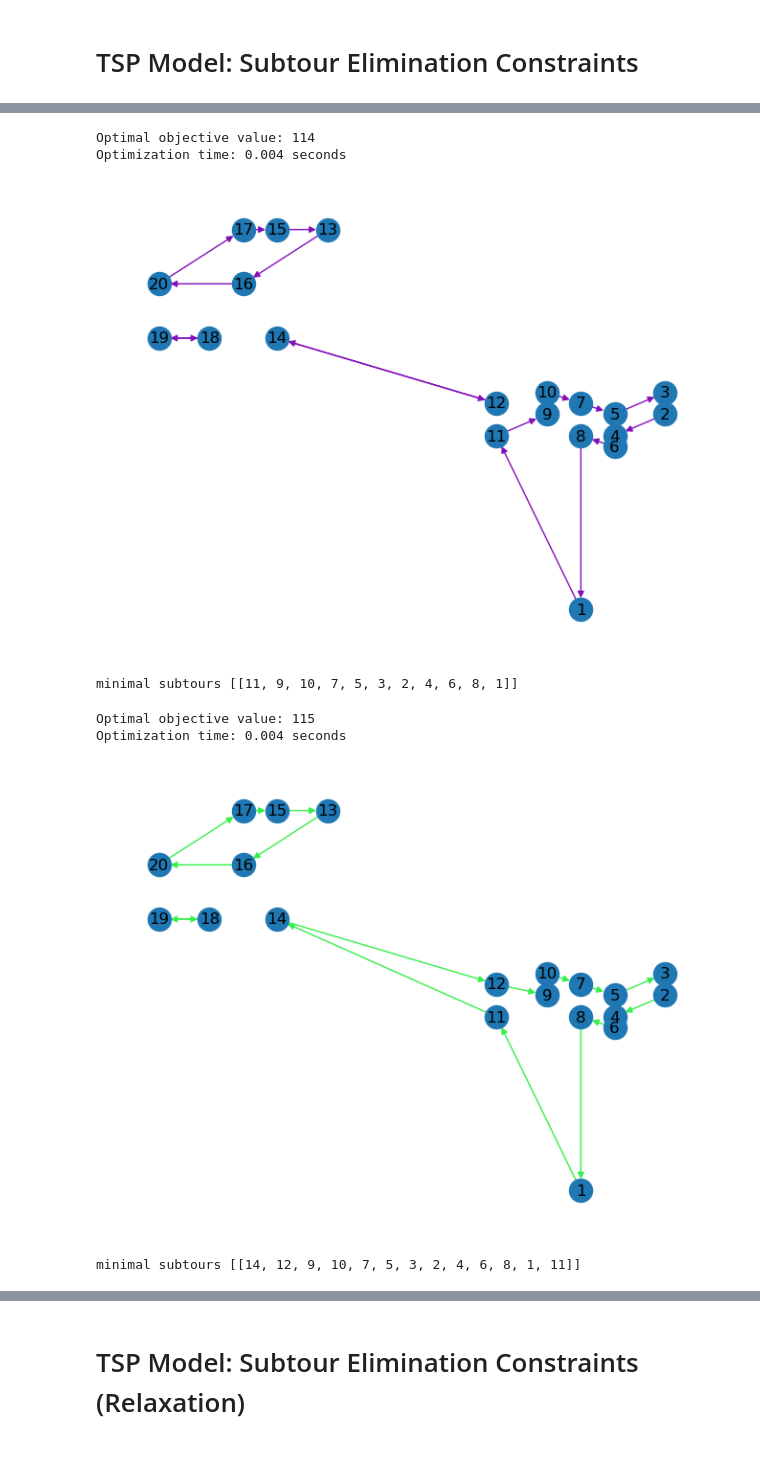
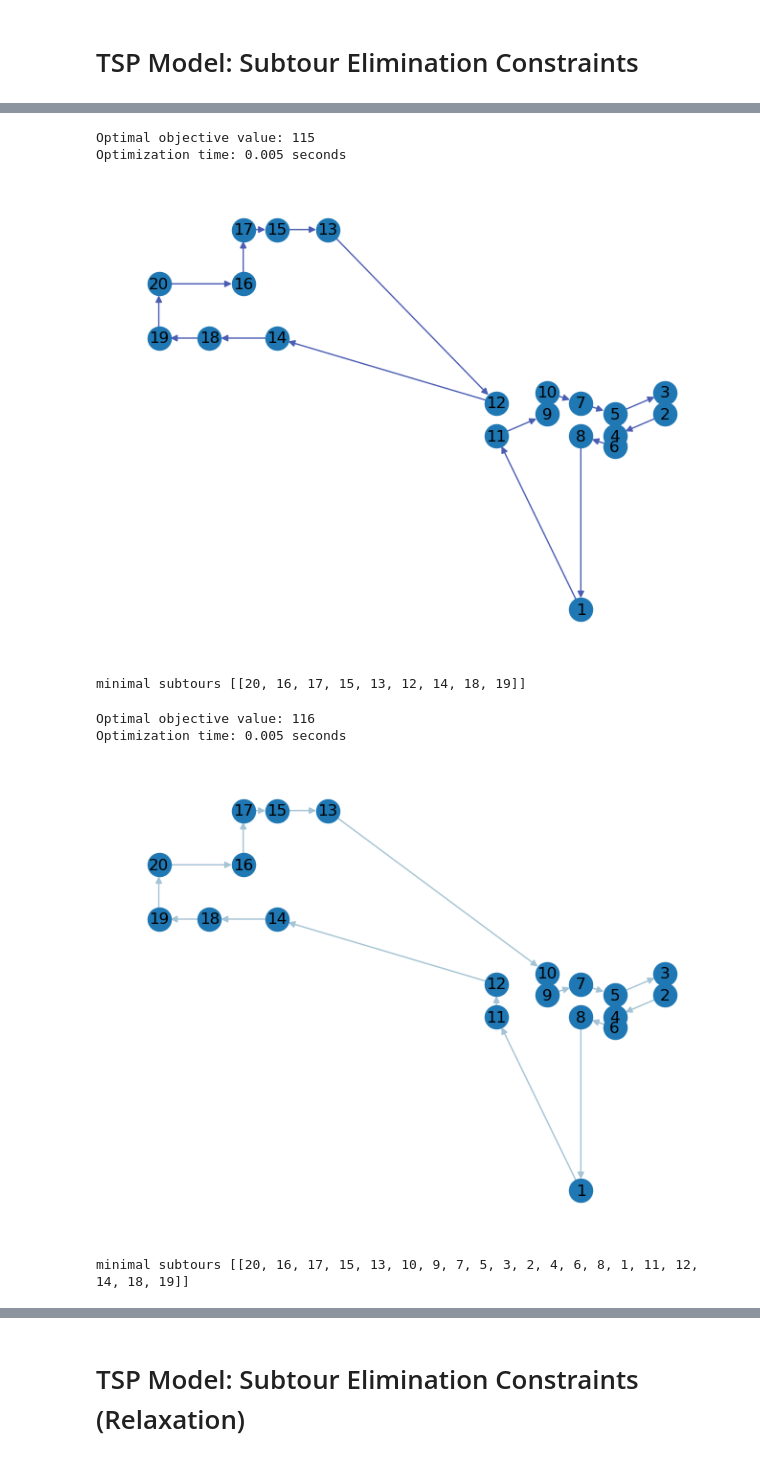
Before and after one commit to hmedal/heuristic-optimization, a Jupyter notebook: Lab6-vrptw.ipynb, the cells around one changed output, grey strips where cells are left out. Saved outputs shown, nothing was run; the diff lists cells and outputs as text; code cells hidden in the pictures.

```diff
--- a/Lab6-vrptw.ipynb
+++ b/Lab6-vrptw.ipynb
@@ -202,5 +202,5 @@ minimal subtours [[8, 1, 6, 4]]
 # %%
-for subset in routing.get_minimal_cycle_in_directed_graph(edges_used_gurobi):
+for subset in routing.get_minimal_cycles_in_directed_graph(edges_used_gurobi):
     m.addConstr(qsum(m._x[i, j] for i in subset for j in subset if i != j) <= len(subset) - 1)
 
 routing.solve_model(m)
@@ -209,5 +209,5 @@ edges_used_gurobi = [(i, j) for i, j in edges if m._x[i, j].x > 0.5]
 
 routing.show_tours([edges_used_gurobi], locations, to_tikz = False)
 
-print("minimal subtours", routing.get_minimal_cycle_in_directed_graph(edges_used_gurobi))
+print("minimal subtours", routing.get_minimal_cycles_in_directed_graph(edges_used_gurobi))
 # %% [output]
@@ -218,5 +218,5 @@ minimal subtours [[5, 2, 3], [8, 4, 6], [10, 7, 9], [17, 13, 15]]
 # %%
-for subset in routing.get_minimal_cycle_in_directed_graph(edges_used_gurobi):
+for subset in routing.get_minimal_cycles_in_directed_graph(edges_used_gurobi):
     m.addConstr(qsum(m._x[i, j] for i in subset for j in subset if i != j) <= len(subset) - 1)
 
 routing.solve_model(m)
@@ -225,5 +225,5 @@ edges_used_gurobi = [(i, j) for i, j in edges if m._x[i, j].x > 0.5]
 
 routing.show_tours([edges_used_gurobi], locations, to_tikz = False)
 
-print("minimal subtours", routing.get_minimal_cycle_in_directed_graph(edges_used_gurobi))
+print("minimal subtours", routing.get_minimal_cycles_in_directed_graph(edges_used_gurobi))
 # %% [output]
@@ -234,5 +234,5 @@ minimal subtours [[10, 7, 5, 3, 2, 4, 6, 1, 8, 9]]
 # %%
-for subset in routing.get_minimal_cycle_in_directed_graph(edges_used_gurobi):
+for subset in routing.get_minimal_cycles_in_directed_graph(edges_used_gurobi):
     m.addConstr(qsum(m._x[i, j] for i in subset for j in subset if i != j) <= len(subset) - 1)
 
 routing.solve_model(m)
@@ -241,5 +241,5 @@ edges_used_gurobi = [(i, j) for i, j in edges if m._x[i, j].x > 0.5]
 
 routing.show_tours([edges_used_gurobi], locations, to_tikz = False)
 
-print("minimal subtours", routing.get_minimal_cycle_in_directed_graph(edges_used_gurobi))
+print("minimal subtours", routing.get_minimal_cycles_in_directed_graph(edges_used_gurobi))
 # %% [output]
@@ -250,5 +250,5 @@ minimal subtours [[10, 7, 5, 3, 2, 4, 6, 8, 9]]
 # %%
-for subset in routing.get_minimal_cycle_in_directed_graph(edges_used_gurobi):
+for subset in routing.get_minimal_cycles_in_directed_graph(edges_used_gurobi):
     m.addConstr(qsum(m._x[i, j] for i in subset for j in subset if i != j) <= len(subset) - 1)
 
 routing.solve_model(m)
@@ -257,26 +257,26 @@ edges_used_gurobi = [(i, j) for i, j in edges if m._x[i, j].x > 0.5]
 
 routing.show_tours([edges_used_gurobi], locations, to_tikz = False)
 
-print("minimal subtours", routing.get_minimal_cycle_in_directed_graph(edges_used_gurobi))
+print("minimal subtours", routing.get_minimal_cycles_in_directed_graph(edges_used_gurobi))
 # %% [output]
-Optimal objective value: 114
-Optimization time: 0.004 seconds
+Optimal objective value: 115
+Optimization time: 0.005 seconds
-[figure, old version]
+[figure, new version]
-minimal subtours [[11, 9, 10, 7, 5, 3, 2, 4, 6, 8, 1]]
+minimal subtours [[20, 16, 17, 15, 13, 12, 14, 18, 19]]
 # %%
-for subset in routing.get_minimal_cycle_in_directed_graph(edges_used_gurobi):
+for subset in routing.get_minimal_cycles_in_directed_graph(edges_used_gurobi):
     m.addConstr(qsum(m._x[i, j] for i in subset for j in subset if i != j) <= len(subset) - 1)
 
 routing.solve_model(m)
 
 edges_used_gurobi = [(i, j) for i, j in edges if m._x[i, j].x > 0.5]
 
 routing.show_tours([edges_used_gurobi], locations, to_tikz = False)
 
-print("minimal subtours", routing.get_minimal_cycle_in_directed_graph(edges_used_gurobi))
+print("minimal subtours", routing.get_minimal_cycles_in_directed_graph(edges_used_gurobi))
 # %% [output]
-Optimal objective value: 115
-Optimization time: 0.004 seconds
+Optimal objective value: 116
+Optimization time: 0.005 seconds
-[figure, old version]
+[figure, new version]
-minimal subtours [[14, 12, 9, 10, 7, 5, 3, 2, 4, 6, 8, 1, 11]]
+minimal subtours [[20, 16, 17, 15, 13, 10, 9, 7, 5, 3, 2, 4, 6, 8, 1, 11, 12, 14, 18, 19]]
 # %%
```
Also changed, not shown: parts of 26 cells of this notebook, 7 other files.
